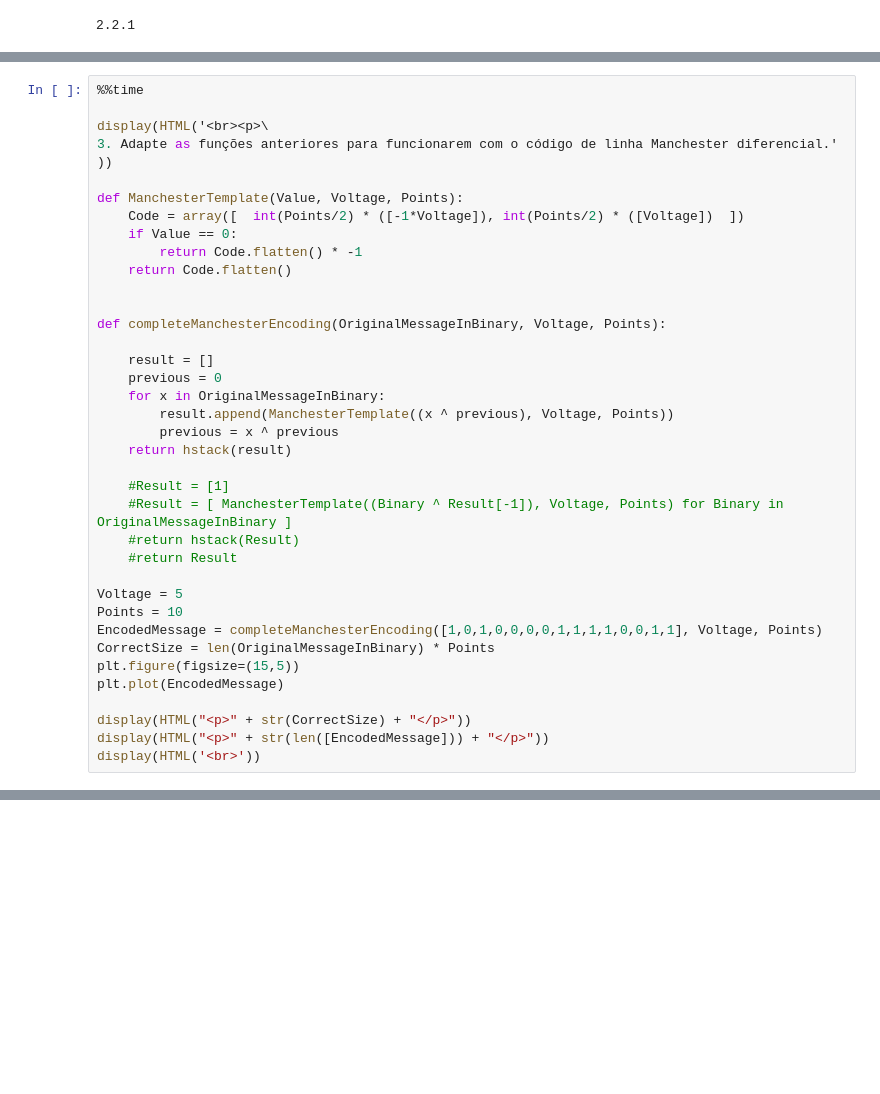
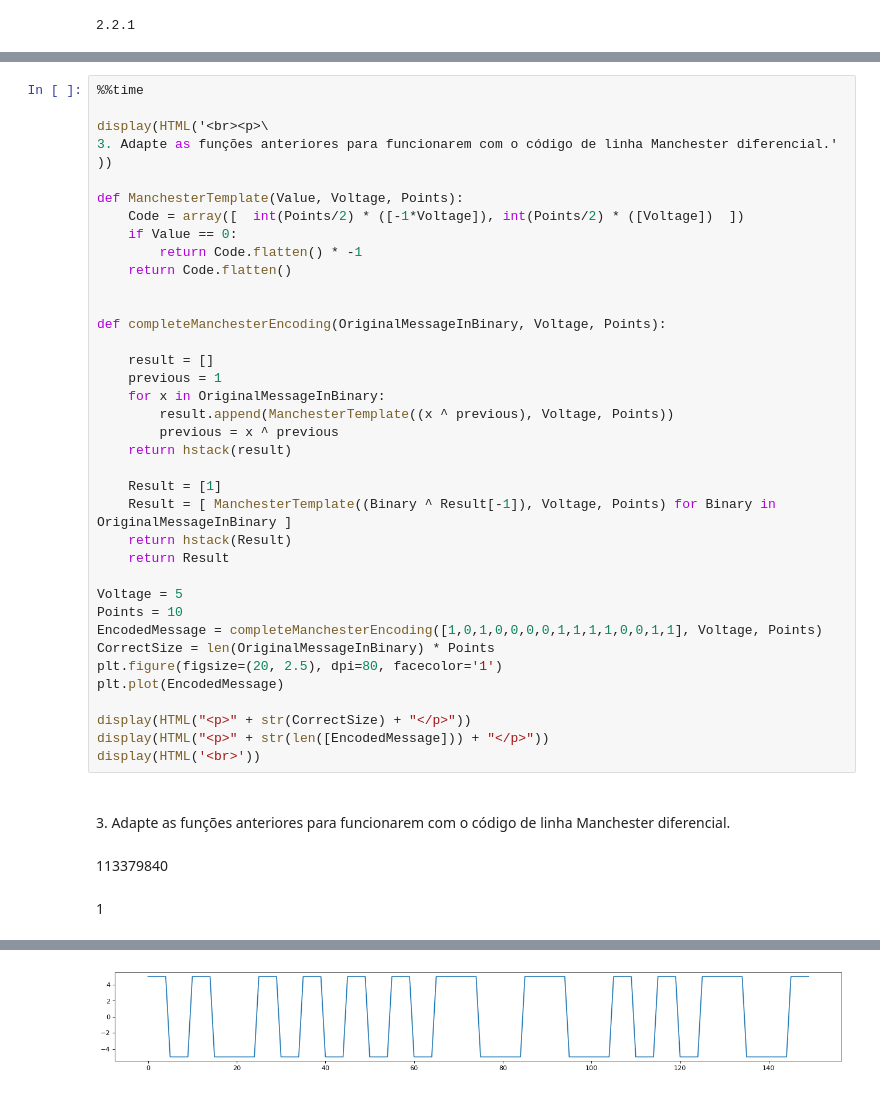
Before and after one commit to pedroamarocosta/CPSTP3, a Jupyter notebook: CPS+TP3.ipynb, the cells around one changed output, grey strips where cells are left out. Saved outputs shown, nothing was run; the diff lists cells and outputs as text; blank space fills up the shorter version.

```diff
--- a/CPS+TP3.ipynb
+++ b/CPS+TP3.ipynb
@@ -325,24 +334,28 @@ def ManchesterTemplate(Value, Voltage, Points):
 def completeManchesterEncoding(OriginalMessageInBinary, Voltage, Points):
 
     result = []
-    previous = 0
+    previous = 1
     for x in OriginalMessageInBinary:
         result.append(ManchesterTemplate((x ^ previous), Voltage, Points))
         previous = x ^ previous
     return hstack(result)
 
-    #Result = [1]
-    #Result = [ ManchesterTemplate((Binary ^ Result[-1]), Voltage, Points) for Binary in OriginalMessageInBinary ]
-    #return hstack(Result)
-    #return Result
+    Result = [1]
+    Result = [ ManchesterTemplate((Binary ^ Result[-1]), Voltage, Points) for Binary in OriginalMessageInBinary ]
+    return hstack(Result)
+    return Result
 
 Voltage = 5
 Points = 10
 EncodedMessage = completeManchesterEncoding([1,0,1,0,0,0,0,1,1,1,1,0,0,1,1], Voltage, Points)
 CorrectSize = len(OriginalMessageInBinary) * Points
-plt.figure(figsize=(15,5))
+plt.figure(figsize=(20, 2.5), dpi=80, facecolor='1')
 plt.plot(EncodedMessage)
 
 display(HTML("<p>" + str(CorrectSize) + "</p>"))
 display(HTML("<p>" + str(len([EncodedMessage])) + "</p>"))
 display(HTML('<br>'))
+# %% [output]
+3. Adapte as funções anteriores para funcionarem com o código de linha Manchester diferencial.
+113379840
+1
@@ -348,0 +364 @@ display(HTML('<br>'))
+[figure, added]
```
Also changed, not shown: parts of 5 cells of this notebook.
